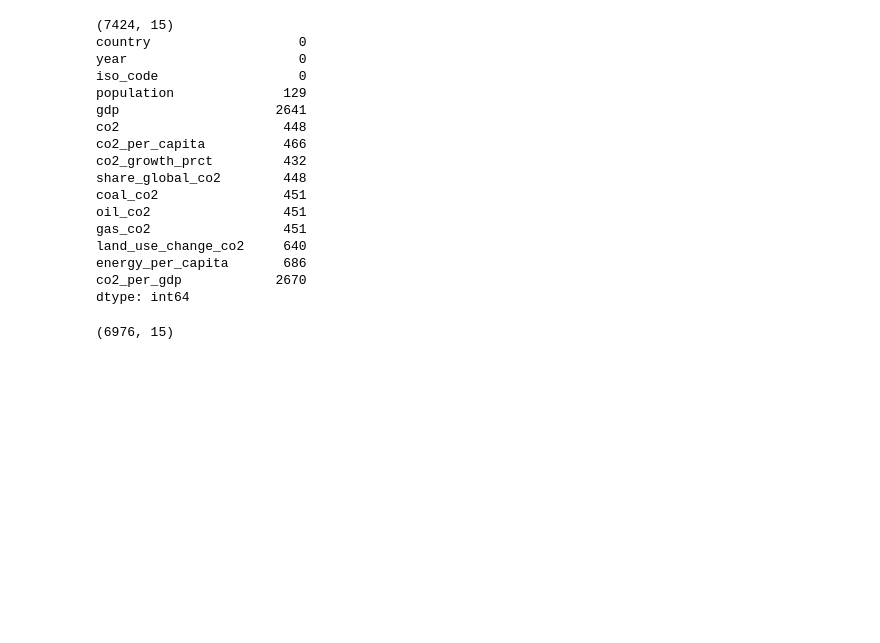
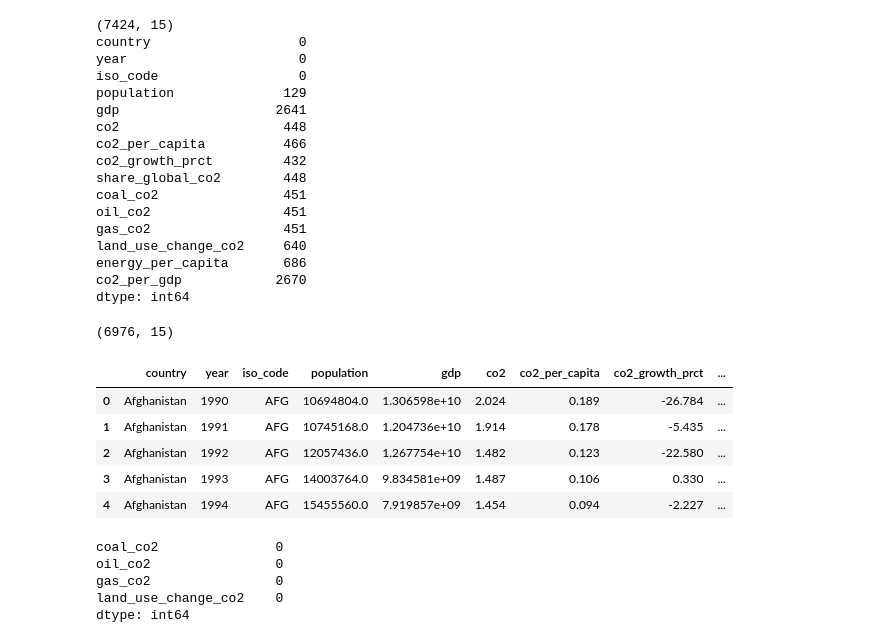
Before and after one commit to Bellevkey22/Global-CO2-Emissions-Risk-Analysis, a Jupyter notebook: co2_exploration.ipynb, the cells around one changed output. Saved outputs shown, nothing was run; the diff lists cells and outputs as text; code cells hidden in the pictures; blank space fills up the shorter version.

Commit message:
filled fuel column nulls with zero — cleaning complete

```diff
--- a/co2_exploration.ipynb
+++ b/co2_exploration.ipynb
@@ -133,3 +133,24 @@ df = df.dropna(subset=['co2'])
 print(df.shape)
 # %% [output]
 (6976, 15)
+# %%
+# reset index
+df = df.reset_index(drop=True)
+df.head()
+# %% [output]
+|  | country | year | iso_code | population | gdp | co2 | co2_per_capita | co2_growth_prct | ... |
+| 0 | Afghanistan | 1990 | AFG | 10694804.0 | 1.306598e+10 | 2.024 | 0.189 | -26.784 | ... |
+| 1 | Afghanistan | 1991 | AFG | 10745168.0 | 1.204736e+10 | 1.914 | 0.178 | -5.435 | ... |
+| 2 | Afghanistan | 1992 | AFG | 12057436.0 | 1.267754e+10 | 1.482 | 0.123 | -22.580 | ... |
+| 3 | Afghanistan | 1993 | AFG | 14003764.0 | 9.834581e+09 | 1.487 | 0.106 | 0.330 | ... |
+| 4 | Afghanistan | 1994 | AFG | 15455560.0 | 7.919857e+09 | 1.454 | 0.094 | -2.227 | ... |
+# %%
+fuel_cols = ['coal_co2', 'oil_co2', 'gas_co2', 'land_use_change_co2']
+df[fuel_cols] = df[fuel_cols].fillna(0)
+print(df[fuel_cols].isnull().sum())
+# %% [output]
+coal_co2               0
+oil_co2                0
+gas_co2                0
+land_use_change_co2    0
+dtype: int64
```
